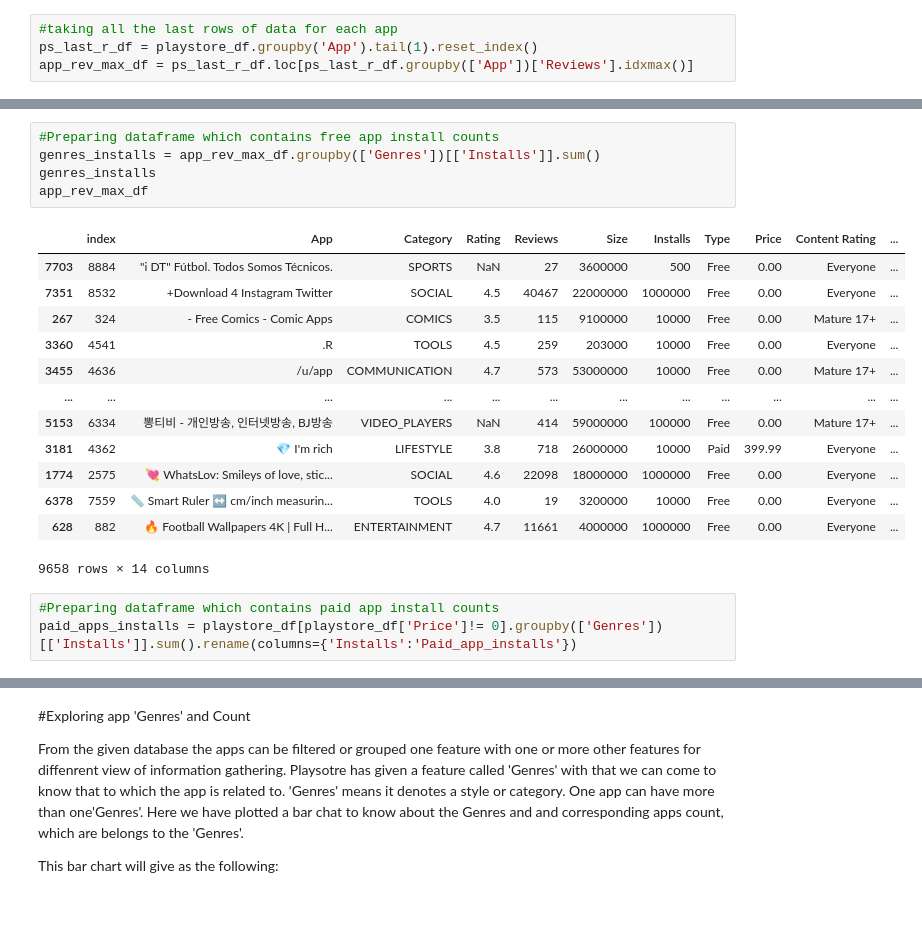
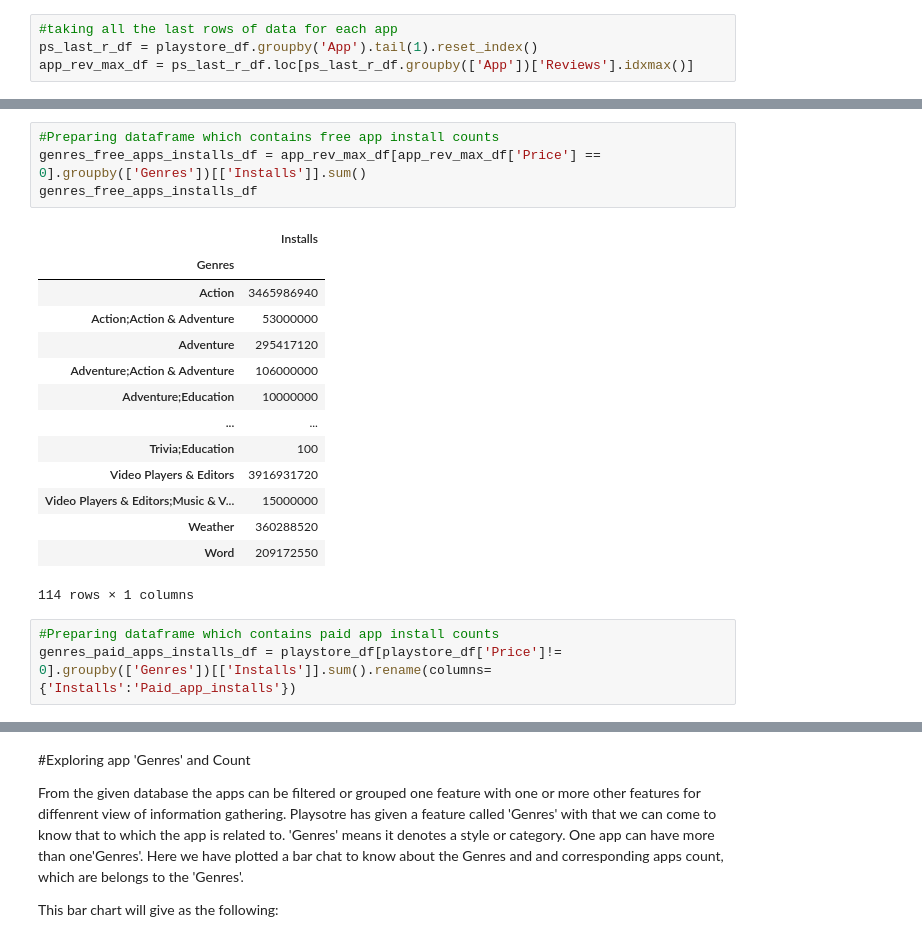
Before and after one commit to HariTarz/Play-Store-App-Review-Analysis, a Jupyter notebook: Play_Store_App_Review_Analysis_Capstone_Project.ipynb, the cells around one changed output, grey strips where cells are left out. Cells and saved outputs as stored; diff of their text form; blank space fills up the shorter version.

```diff
--- a/Play_Store_App_Review_Analysis_Capstone_Project.ipynb
+++ b/Play_Store_App_Review_Analysis_Capstone_Project.ipynb
@@ -320,24 +336,24 @@ top_genres
 # %%
 #Preparing dataframe which contains free app install counts
-genres_installs = app_rev_max_df.groupby(['Genres'])[['Installs']].sum()
-genres_installs
-app_rev_max_df
+genres_free_apps_installs_df = app_rev_max_df[app_rev_max_df['Price'] == 0].groupby(['Genres'])[['Installs']].sum()
+genres_free_apps_installs_df
 # %% [output]
-|  | index | App | Category | Rating | Reviews | Size | Installs | Type | Price | Content Rating | ... |
-| 7703 | 8884 | "i DT" Fútbol. Todos Somos Técnicos. | SPORTS | NaN | 27 | 3600000 | 500 | Free | 0.00 | Everyone | ... |
-| 7351 | 8532 | +Download 4 Instagram Twitter | SOCIAL | 4.5 | 40467 | 22000000 | 1000000 | Free | 0.00 | Everyone | ... |
-| 267 | 324 | - Free Comics - Comic Apps | COMICS | 3.5 | 115 | 9100000 | 10000 | Free | 0.00 | Mature 17+ | ... |
-| 3360 | 4541 | .R | TOOLS | 4.5 | 259 | 203000 | 10000 | Free | 0.00 | Everyone | ... |
-| 3455 | 4636 | /u/app | COMMUNICATION | 4.7 | 573 | 53000000 | 10000 | Free | 0.00 | Mature 17+ | ... |
-| ... | ... | ... | ... | ... | ... | ... | ... | ... | ... | ... | ... |
-| 5153 | 6334 | 뽕티비 - 개인방송, 인터넷방송, BJ방송 | VIDEO_PLAYERS | NaN | 414 | 59000000 | 100000 | Free | 0.00 | Mature 17+ | ... |
-| 3181 | 4362 | 💎 I'm rich | LIFESTYLE | 3.8 | 718 | 26000000 | 10000 | Paid | 399.99 | Everyone | ... |
-| 1774 | 2575 | 💘 WhatsLov: Smileys of love, stic... | SOCIAL | 4.6 | 22098 | 18000000 | 1000000 | Free | 0.00 | Everyone | ... |
-| 6378 | 7559 | 📏 Smart Ruler ↔️ cm/inch measurin... | TOOLS | 4.0 | 19 | 3200000 | 10000 | Free | 0.00 | Everyone | ... |
-| 628 | 882 | 🔥 Football Wallpapers 4K | Full H... | ENTERTAINMENT | 4.7 | 11661 | 4000000 | 1000000 | Free | 0.00 | Everyone | ... |
+|  | Installs |
+| Genres |  |
+| Action | 3465986940 |
+| Action;Action & Adventure | 53000000 |
+| Adventure | 295417120 |
+| Adventure;Action & Adventure | 106000000 |
+| Adventure;Education | 10000000 |
+| ... | ... |
+| Trivia;Education | 100 |
+| Video Players & Editors | 3916931720 |
+| Video Players & Editors;Music & V... | 15000000 |
+| Weather | 360288520 |
+| Word | 209172550 |
-9658 rows × 14 columns
+114 rows × 1 columns
 # %%
 #Preparing dataframe which contains paid app install counts
-paid_apps_installs = playstore_df[playstore_df['Price']!= 0].groupby(['Genres'])[['Installs']].sum().rename(columns={'Installs':'Paid_app_installs'})
+genres_paid_apps_installs_df = playstore_df[playstore_df['Price']!= 0].groupby(['Genres'])[['Installs']].sum().rename(columns={'Installs':'Paid_app_installs'})
 # %%
 #Preparing dataframe which contains mean Rating
```
Also changed, not shown: parts of 19 cells of this notebook.
